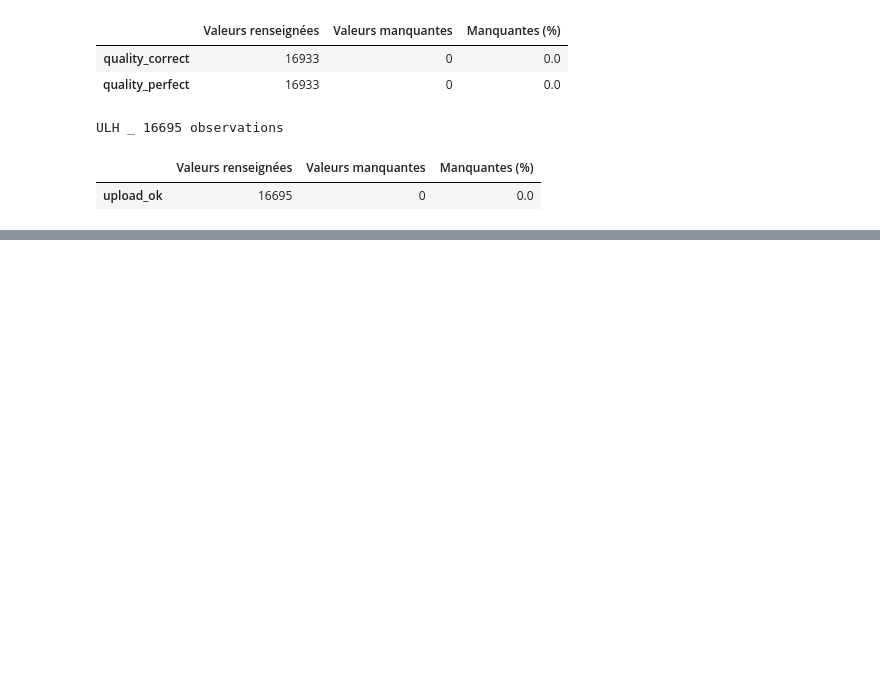
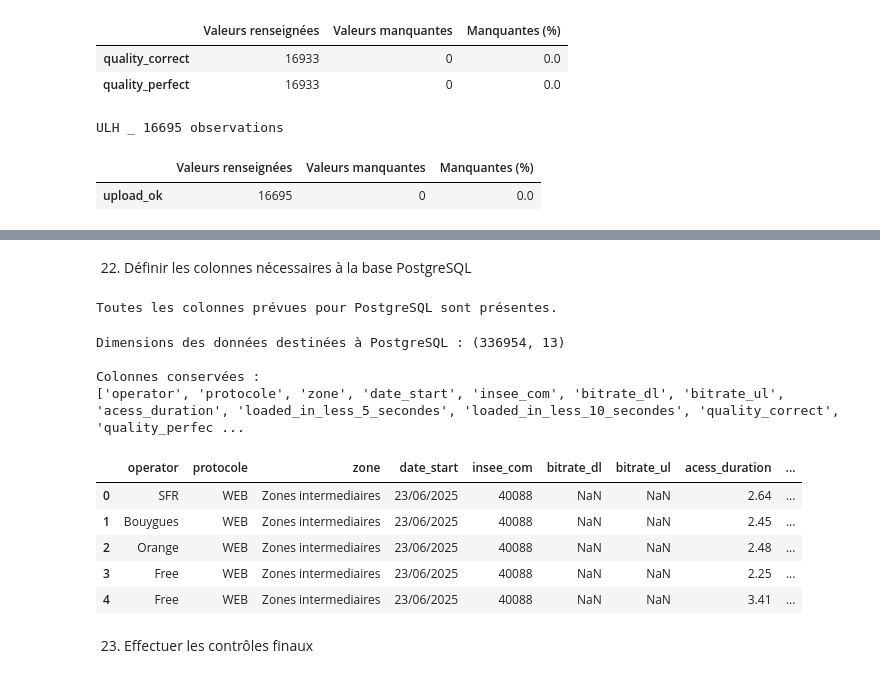
Before and after one commit to SoniaCH613/mobile-network-performance-analysis, a Jupyter notebook: analyses_jupyter/exploration_donnees_01.ipynb, the cells around one changed output, grey strips where cells are left out. Saved outputs shown, nothing was run; the diff lists cells and outputs as text; code cells hidden in the pictures; blank space fills up the shorter version.

```diff
--- a/analyses_jupyter/exploration_donnees_01.ipynb
+++ b/analyses_jupyter/exploration_donnees_01.ipynb
@@ -559,0 +584,8 @@ On sélectionne les indicateurs du protocole avec `mesures_protocole[colonnes]`,
+# %%
+PROTOCOLES_RETENUS=["DOWNLOAD","UPLOAD","WEB","STREAM","ULH"]
+
+donnees_analyse=donnees_completes[donnees_completes["protocole"].isin(PROTOCOLES_RETENUS)].copy()
+
+print("Dimensions des donnees retenues : ",donnees_analyse.shape)
+print("\nNombre de mesures par protocole:")
+display(donnees_analyse["protocole"].value_counts().to_frame("Nombre de mesures"))
@@ -559,0 +815,54 @@ On sélectionne les indicateurs du protocole avec `mesures_protocole[colonnes]`,
+# %% [markdown]
+22. Définir les colonnes nécessaires à la base PostgreSQL
+# %%
+COLONNES_SOURCE = [
+    "operator",
+    "protocole",
+    "zone",
+    "date_start",
+    "insee_com",
+    "bitrate_dl",
+    "bitrate_ul",
+    "acess_duration",
+    "loaded_in_less_5_secondes",
+    "loaded_in_less_10_secondes",
+    "quality_correct",
+    "quality_perfect",
+    "upload_ok"
+]
+
+colonnes_absentes = [
+    colonne for colonne in COLONNES_SOURCE
+    if colonne not in donnees_completes.columns
+]
+
+if colonnes_absentes:
+    raise KeyError(f"Colonnes absentes du CSV : {colonnes_absentes}")
+
+print("Toutes les colonnes prévues pour PostgreSQL sont présentes.")
+# %% [output]
+Toutes les colonnes prévues pour PostgreSQL sont présentes.
+# %%
+donnees_pour_base = donnees_completes.loc[
+    donnees_completes["protocole"].isin(PROTOCOLES_RETENUS),
+    COLONNES_SOURCE
+].copy()
+
+print("Dimensions des données destinées à PostgreSQL :", donnees_pour_base.shape)
+print("\nColonnes conservées :")
+print(donnees_pour_base.columns.tolist())
+
+display(donnees_pour_base.head())
+# %% [output]
+Dimensions des données destinées à PostgreSQL : (336954, 13)
+
+Colonnes conservées :
+['operator', 'protocole', 'zone', 'date_start', 'insee_com', 'bitrate_dl', 'bitrate_ul', 'acess_duration', 'loaded_in_less_5_secondes', 'loaded_in_less_10_secondes', 'quality_correct', 'quality_perfec ...
+|  | operator | protocole | zone | date_start | insee_com | bitrate_dl | bitrate_ul | acess_duration | ... |
+| 0 | SFR | WEB | Zones intermediaires | 23/06/2025 | 40088 | NaN | NaN | 2.64 | ... |
+| 1 | Bouygues | WEB | Zones intermediaires | 23/06/2025 | 40088 | NaN | NaN | 2.45 | ... |
+| 2 | Orange | WEB | Zones intermediaires | 23/06/2025 | 40088 | NaN | NaN | 2.48 | ... |
+| 3 | Free | WEB | Zones intermediaires | 23/06/2025 | 40088 | NaN | NaN | 2.25 | ... |
+| 4 | Free | WEB | Zones intermediaires | 23/06/2025 | 40088 | NaN | NaN | 3.41 | ... |
+# %% [markdown]
+23. Effectuer les contrôles finaux
```
Also changed, not shown: parts of 26 cells of this notebook.
